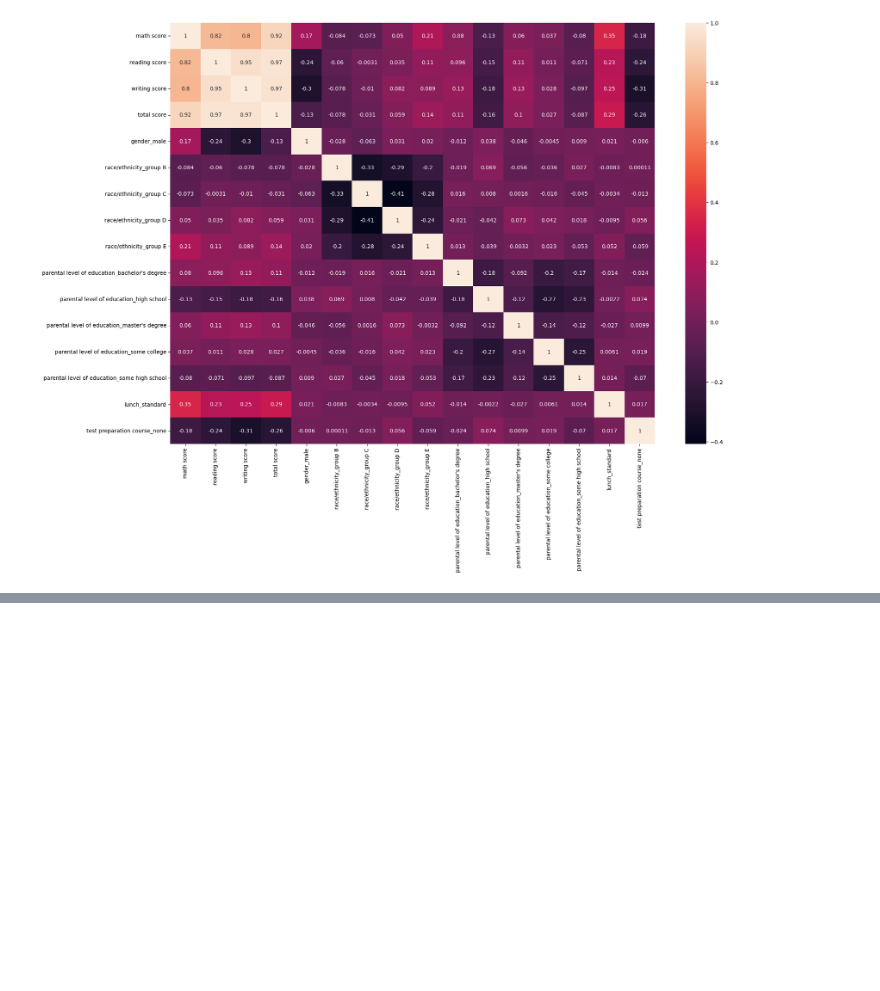
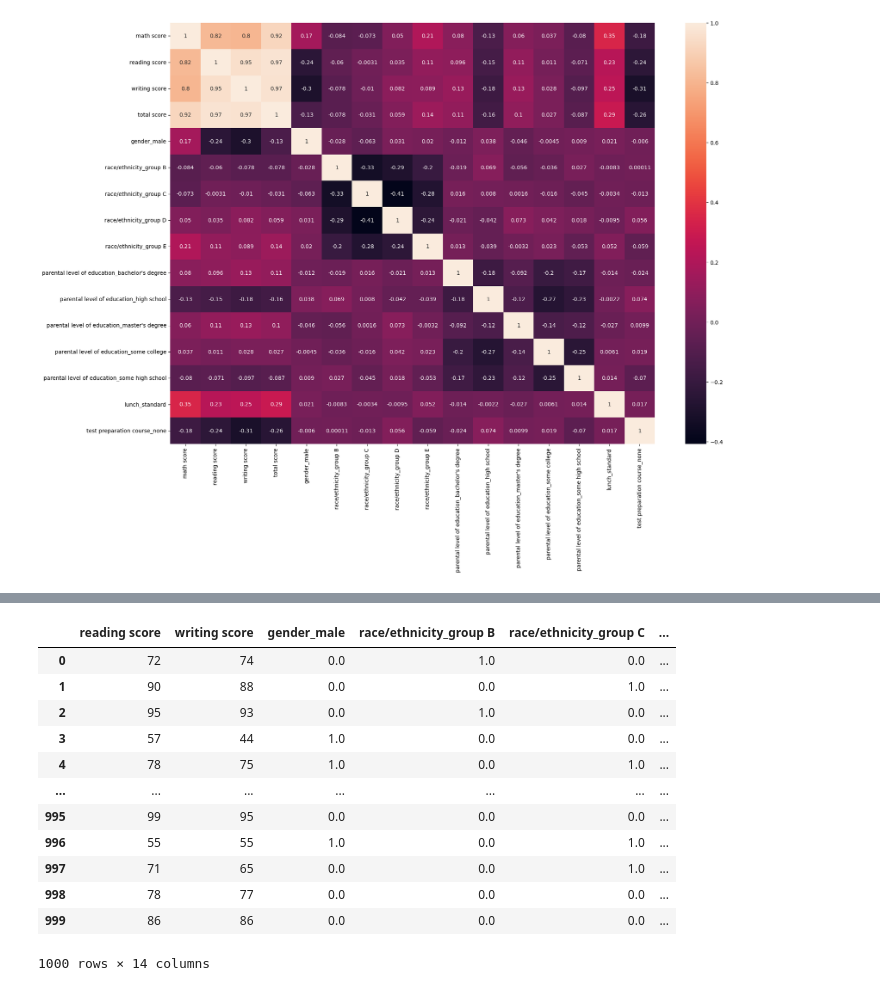
Before and after one commit to imsaptarshi91/ML_Project, a Jupyter notebook: notebook/Students Performance EDA.ipynb, the cells around one changed output, grey strips where cells are left out. Saved outputs shown, nothing was run; the diff lists cells and outputs as text; code cells hidden in the pictures; blank space fills up the shorter version.

```diff
--- a/notebook/Students Performance EDA.ipynb
+++ b/notebook/Students Performance EDA.ipynb
@@ -157,0 +178,22 @@ sns.heatmap(data_transformed.corr(),annot=True)
+# %%
+data_transformed
+cols=list(data_transformed.columns)
+data=data_transformed[cols]
+y=data.pop('math score')
+data.pop('total score')
+X=data
+data
+# %% [output]
+|  | reading score | writing score | gender_male | race/ethnicity_group B | race/ethnicity_group C | ... |
+| 0 | 72 | 74 | 0.0 | 1.0 | 0.0 | ... |
+| 1 | 90 | 88 | 0.0 | 0.0 | 1.0 | ... |
+| 2 | 95 | 93 | 0.0 | 1.0 | 0.0 | ... |
+| 3 | 57 | 44 | 1.0 | 0.0 | 0.0 | ... |
+| 4 | 78 | 75 | 1.0 | 0.0 | 1.0 | ... |
+| ... | ... | ... | ... | ... | ... | ... |
+| 995 | 99 | 95 | 0.0 | 0.0 | 0.0 | ... |
+| 996 | 55 | 55 | 1.0 | 0.0 | 1.0 | ... |
+| 997 | 71 | 65 | 0.0 | 0.0 | 1.0 | ... |
+| 998 | 78 | 77 | 0.0 | 0.0 | 0.0 | ... |
+| 999 | 86 | 86 | 0.0 | 0.0 | 0.0 | ... |
+1000 rows × 14 columns
```
Also changed, not shown: parts of 13 cells of this notebook, 10 other files.
